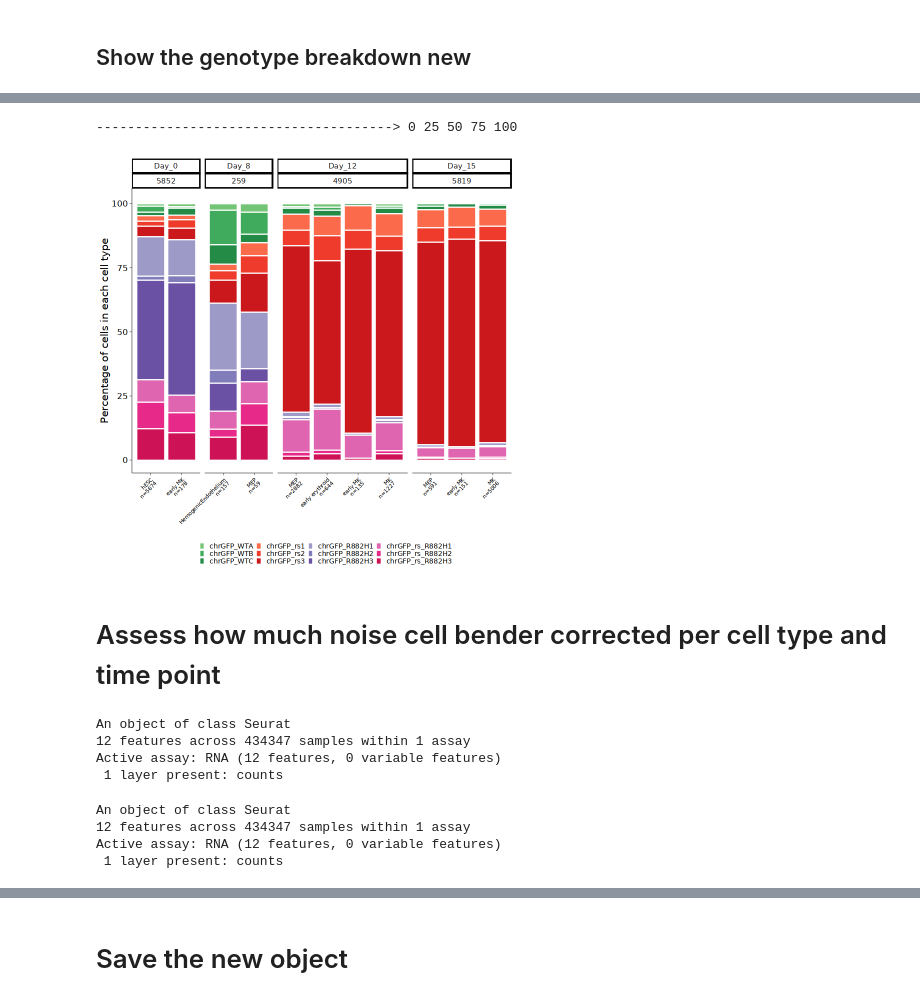
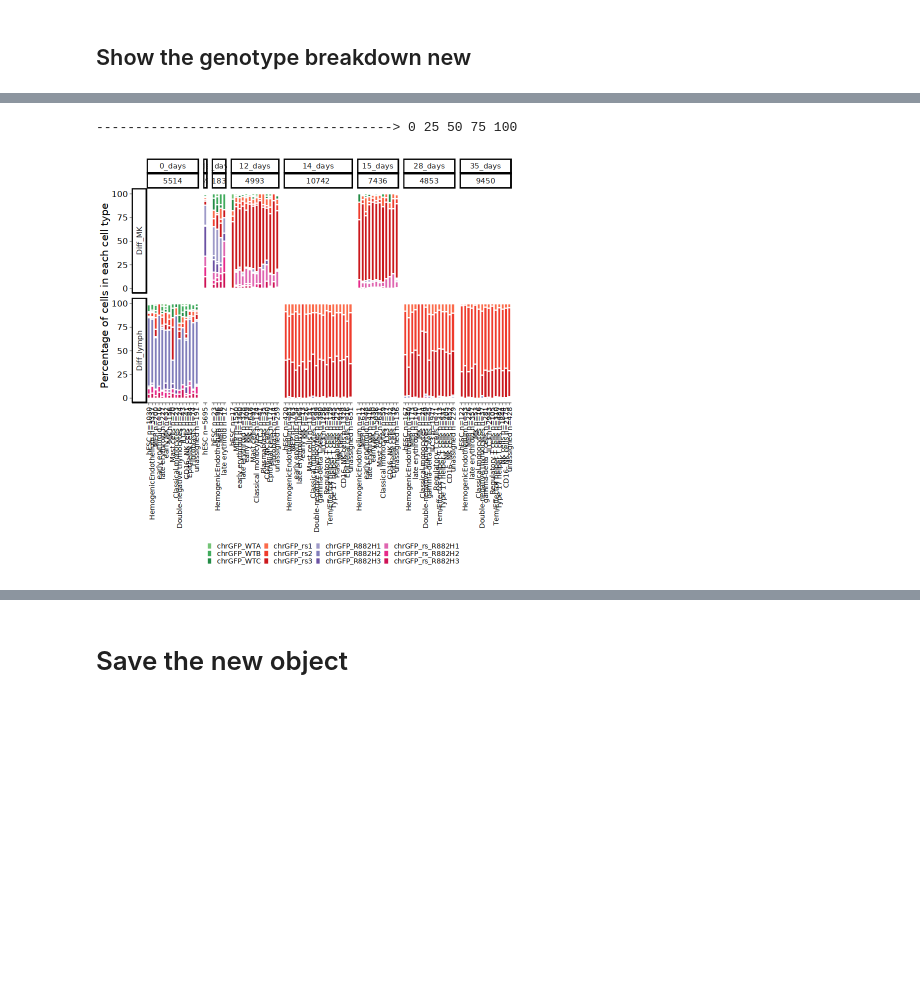
Before and after one commit to manueltar/Multiome_complete_processing, a Jupyter notebook: Jupyter_notebooks/notebook_to_assign_barcodes.ipynb, the cells around one changed output, grey strips where cells are left out. Drawn from its saved outputs; the diff is of its cells as text; code cells hidden in the pictures; blank space fills up the shorter version.

Commit message:
genotype Diff_MK and Diff_Lymph

```diff
--- a/Jupyter_notebooks/notebook_to_assign_barcodes.ipynb
+++ b/Jupyter_notebooks/notebook_to_assign_barcodes.ipynb
@@ -1280,7 +2001,7 @@ Freq.TOTAL<-as.data.frame(met.dt[,.(TOTAL=.N),by=key(met.dt)], stringsAsFactors=
 # %%
 Freq.table<-merge(Freq.table,
                   Freq.TOTAL,
-                  by=c("time_point","current_anot"))
+                  by=c("time_point","Integrated_annotation","Diff"))
 Freq.table$Perc<-round((100*(Freq.table$Freq/Freq.table$TOTAL)),2)
 
 #Freq.table
@@ -1297,9 +2019,6 @@ str(Freq.table)
 # %%
-met.dt<-data.table(met, key=c("time_point"))
+met.dt<-data.table(met, key=c("time_point","Diff"))
 Freq.time_point<-as.data.frame(met.dt[,.(ntime=.N),by=key(met.dt)], stringsAsFactors=F)
 
-Freq.table<-merge(Freq.table,
-                  Freq.time_point,
-                  by="time_point")
 
-#Freq.table
+str(Freq.time_point)
@@ -1317,4 +2030,6 @@ str(Freq.table)
 # %%
-Freq.TOTAL<-merge(Freq.TOTAL,
+Freq.table<-merge(Freq.table,
                   Freq.time_point,
-                  by="time_point")
+                  by=c("time_point","Diff"))
+
+str(Freq.table)
@@ -1321,5 +2046,5 @@ Freq.TOTAL<-merge(Freq.TOTAL,
 # %%
-Freq.table_filtered<-Freq.table[which(Freq.table$TOTAL >= 50),]
+Freq.table_filtered<-Freq.table[which(Freq.table$TOTAL >= 10),]
 
 str(Freq.table_filtered)
 # %% [output]
@@ -1339,5 +2074,5 @@ library(cowplot)
 # %%
-#### Stacked Graph #2---------------
+#### Stacked Graph #1---------------
 
   breaks.Rank<-(seq(0,100,by=25))
   labels.Rank<-as.character(breaks.Rank)
@@ -1348,50 +2083,51 @@ library(cowplot)
 
 
   stacked_barplot<-Freq.table_filtered %>%
-    mutate(myaxis = paste0(current_anot, "\n", "n=", TOTAL), drop=F) %>%
-    mutate(myaxis=fct_reorder(myaxis,as.numeric(current_anot)), drop=F) %>%
-    ggplot(aes(x=myaxis, y=Perc, fill=Assigned_GFPbc_integral)) +
+    mutate(myaxis = paste0(Integrated_annotation, " ", "n=", TOTAL), drop=F) %>%
+    mutate(myaxis=fct_reorder(myaxis,as.numeric(Integrated_annotation)), drop=F) %>%
+    ggplot(aes(x=myaxis, y=Perc, fill=integrative_genotyping)) +
     geom_bar(stat="identity",colour='white')+
     scale_y_continuous(name=paste("Percentage of cells in each cell type",sep=" "),breaks=breaks.Rank,labels=labels.Rank,
                        limits=c(breaks.Rank[1],breaks.Rank[length(breaks.Rank)]+1))+
     scale_fill_manual(values=fill_colours,
                       drop=F,
-                      name="integrative assignation")
+                      name="Genotype")
 
  stacked_barplot<-stacked_barplot+
     theme_cowplot(font_size = 2)+
-    facet_grid(. ~ time_point+ntime, scales='free_x', space='free_x', switch="y", labeller=labeller(paste0(Freq.table_filtered$time_point, "\n", "n=", Freq.table_filtered$ntime)))+
-    scale_x_discrete(name="Seurat clusters", drop=T)+
+    facet_grid(Diff ~ time_point+ntime, scales='free_x', space='free_x', switch="y",
+               labeller=labeller(paste0(Freq.table_filtered$time_point, "\n", "n=", Freq.table_filtered$ntime, drop=T)))+
+    scale_x_discrete(name="Integrated_annotation", drop=T)+
     theme( strip.background = element_blank(),
            strip.placement = "outside",
            strip.text = element_text(size=6),
            panel.spacing = unit(0.2, "lines"),
            panel.background=element_rect(fill="white"),
            panel.border=element_rect(colour="white",size=0,5),
            panel.grid.major = element_blank(),
            panel.grid.minor = element_blank())+
         theme_classic()+
             theme(axis.title.y=element_text(size=12, color="black", family="sans"),
                   axis.title.x=element_blank(),
                   axis.text.y=element_text(angle=0,size=10, color="black", family="sans"),
-                  axis.text.x=element_text(angle=45,size=6,vjust=1,hjust=1,color="black", family="sans"),
+                  axis.text.x=element_text(angle=90,size=8,hjust=1,vjust=0.5,color="black", family="sans"),
                   axis.line.x = element_line(size = 0.2),
                   axis.ticks.x = element_line(size = 0.2),
                   axis.ticks.y = element_line(size = 0.2),
                   axis.line.y = element_line(size = 0.2))+
             theme(legend.title = element_blank(),
                   legend.text = element_text(size=8, color="black", family="sans"),
                   legend.key.size = unit(0.25, 'cm'), #change legend key size
                   legend.key.height = unit(0.25, 'cm'), #change legend key height
                   legend.key.width = unit(0.25, 'cm'), #change legend key width
                   legend.position="bottom")
 
 
 
 stacked_barplot
 # %% [output]
 --------------------------------------> 0 25 50 75 100
-[figure, old version]
+[figure, new version]
 # %%
 setwd(path_graphs)
 
@@ -1406,17 +2142 @@ if (makesvg == TRUE)
 }
-# %% [markdown]
-# Assess how much noise cell bender corrected per cell type and time point
-# %%
-merged_CB
-# %% [output]
-An object of class Seurat
-12 features across 434347 samples within 1 assay
-Active assay: RNA (12 features, 0 variable features)
- 1 layer present: counts
-# %%
-merged
-# %% [output]
-An object of class Seurat
-12 features across 434347 samples within 1 assay
-Active assay: RNA (12 features, 0 variable features)
- 1 layer present: counts
```
Also changed, not shown: parts of 288 cells of this notebook, 1 other file.
